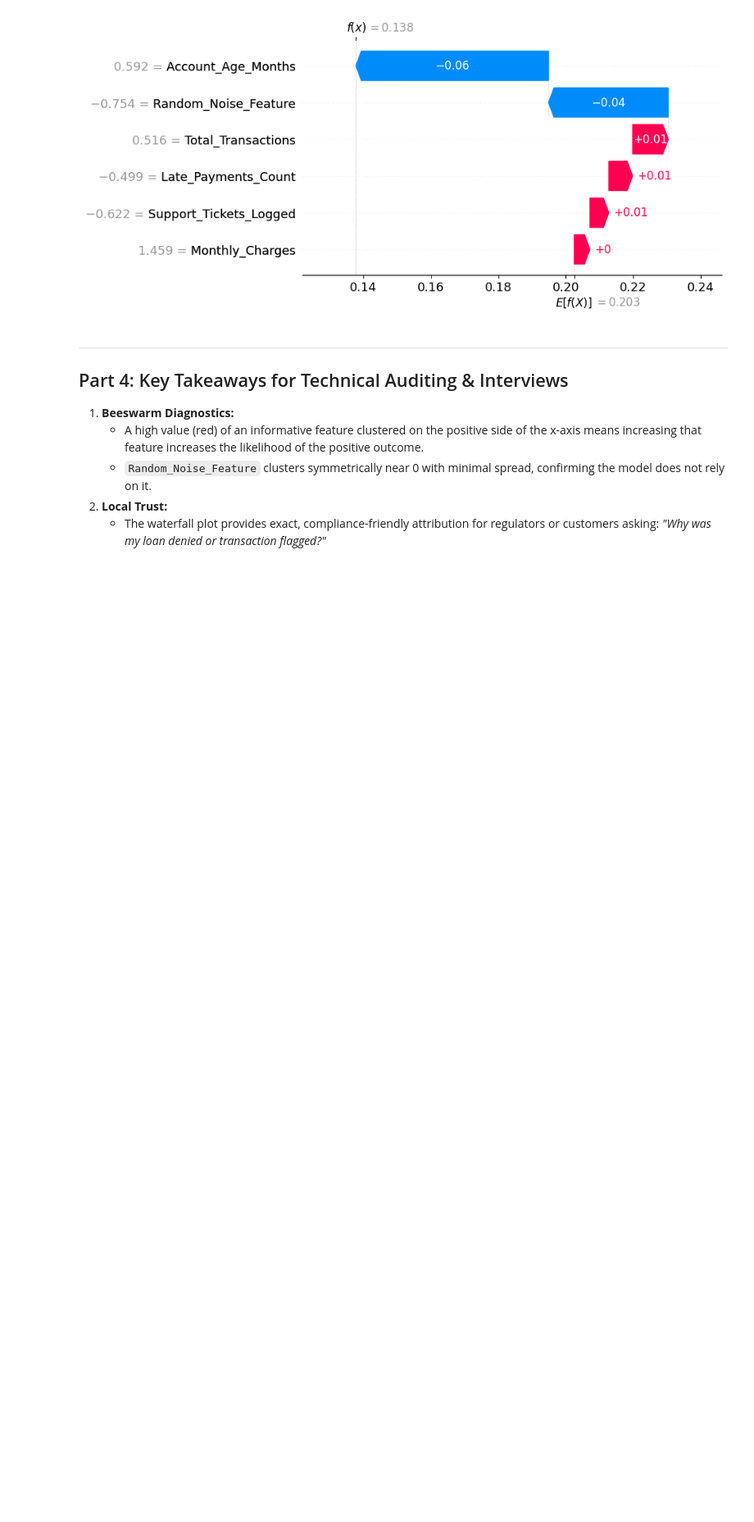
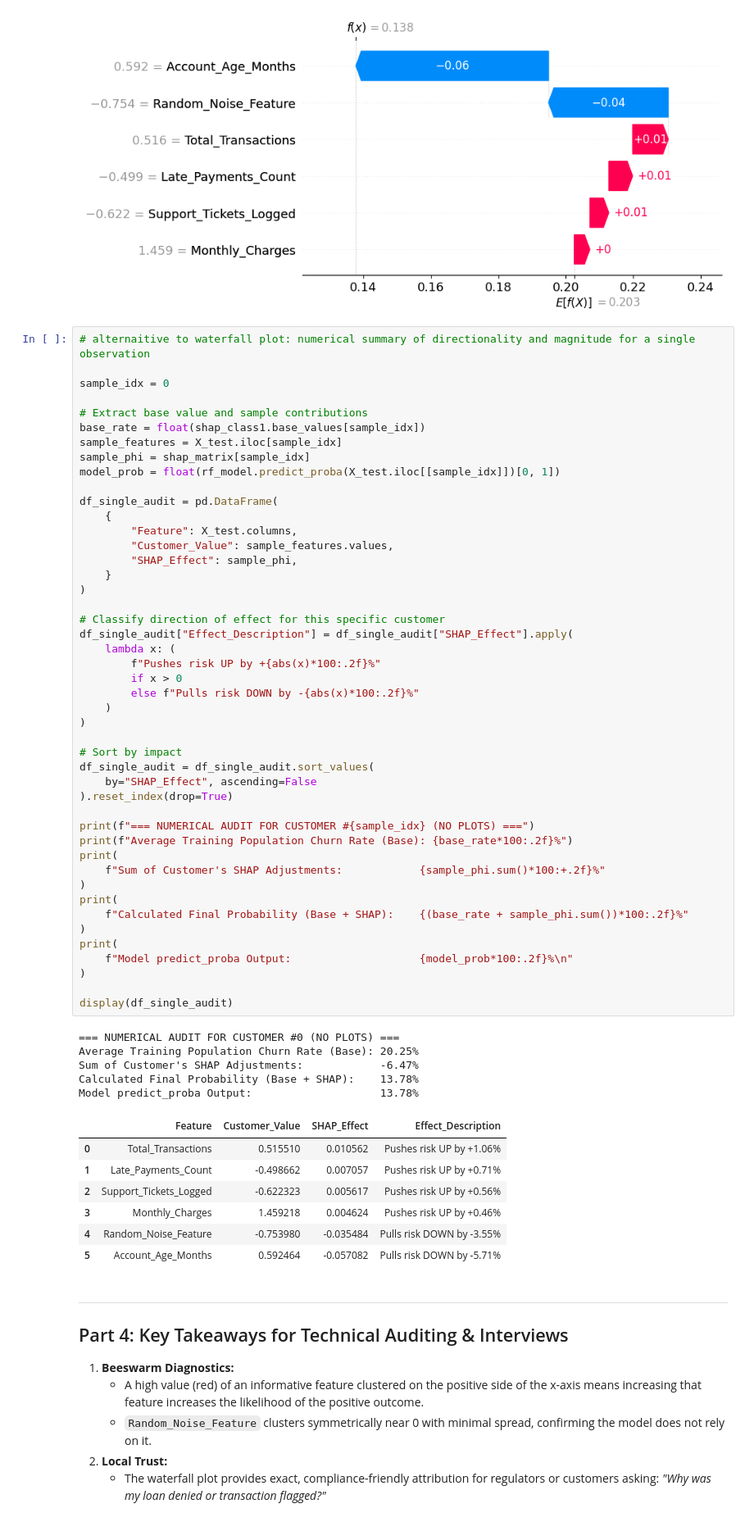
Before and after one commit to DEVANSHU-KALI/machine_leaning_course, a Jupyter notebook: data_preprocessing/9) model_explainability_&_interpretability/2) shap_values/shap_tree_explainer.ipynb, the cells around one changed output. Shown at 82% size. Saved outputs shown, nothing was run; the diff lists cells and outputs as text; blank space fills up the shorter version.

```diff
--- a/data_preprocessing/9) model_explainability_&_interpretability/2) shap_values/shap_tree_explainer.ipynb
+++ b/data_preprocessing/9) model_explainability_&_interpretability/2) shap_values/shap_tree_explainer.ipynb
@@ -153,6 +353,65 @@ Predicted Probability for Class 1: 0.1378
 |  | Account_Age_Months | Monthly_Charges | Total_Transactions | Late_Payments_Count | Support_Tickets_Logged | ... |
 | 654 | 0.592464 | 1.459218 | 0.51551 | -0.498662 | -0.622323 | ... |
 [figure]
+# %%
+# alternaitive to waterfall plot: numerical summary of directionality and magnitude for a single observation
+
+sample_idx = 0
+
+# Extract base value and sample contributions
+base_rate = float(shap_class1.base_values[sample_idx])
+sample_features = X_test.iloc[sample_idx]
+sample_phi = shap_matrix[sample_idx]
+model_prob = float(rf_model.predict_proba(X_test.iloc[[sample_idx]])[0, 1])
+
+df_single_audit = pd.DataFrame(
+    {
+        "Feature": X_test.columns,
+        "Customer_Value": sample_features.values,
+        "SHAP_Effect": sample_phi,
+    }
+)
+
+# Classify direction of effect for this specific customer
+df_single_audit["Effect_Description"] = df_single_audit["SHAP_Effect"].apply(
+    lambda x: (
+        f"Pushes risk UP by +{abs(x)*100:.2f}%"
+        if x > 0
+        else f"Pulls risk DOWN by -{abs(x)*100:.2f}%"
+    )
+)
+
+# Sort by impact
+df_single_audit = df_single_audit.sort_values(
+    by="SHAP_Effect", ascending=False
+).reset_index(drop=True)
+
+print(f"=== NUMERICAL AUDIT FOR CUSTOMER #{sample_idx} (NO PLOTS) ===")
+print(f"Average Training Population Churn Rate (Base): {base_rate*100:.2f}%")
+print(
+    f"Sum of Customer's SHAP Adjustments:            {sample_phi.sum()*100:+.2f}%"
+)
+print(
+    f"Calculated Final Probability (Base + SHAP):    {(base_rate + sample_phi.sum())*100:.2f}%"
+)
+print(
+    f"Model predict_proba Output:                    {model_prob*100:.2f}%\n"
+)
+
+display(df_single_audit)
+# %% [output]
+=== NUMERICAL AUDIT FOR CUSTOMER #0 (NO PLOTS) ===
+Average Training Population Churn Rate (Base): 20.25%
+Sum of Customer's SHAP Adjustments:            -6.47%
+Calculated Final Probability (Base + SHAP):    13.78%
+Model predict_proba Output:                    13.78%
+|  | Feature | Customer_Value | SHAP_Effect | Effect_Description |
+| 0 | Total_Transactions | 0.515510 | 0.010562 | Pushes risk UP by +1.06% |
+| 1 | Late_Payments_Count | -0.498662 | 0.007057 | Pushes risk UP by +0.71% |
+| 2 | Support_Tickets_Logged | -0.622323 | 0.005617 | Pushes risk UP by +0.56% |
+| 3 | Monthly_Charges | 1.459218 | 0.004624 | Pushes risk UP by +0.46% |
+| 4 | Random_Noise_Feature | -0.753980 | -0.035484 | Pulls risk DOWN by -3.55% |
+| 5 | Account_Age_Months | 0.592464 | -0.057082 | Pulls risk DOWN by -5.71% |
 # %% [markdown]
 ---
 ## Part 4: Key Takeaways for Technical Auditing & Interviews
```
Also changed, not shown: parts of 3 cells of this notebook, 2 other files.
